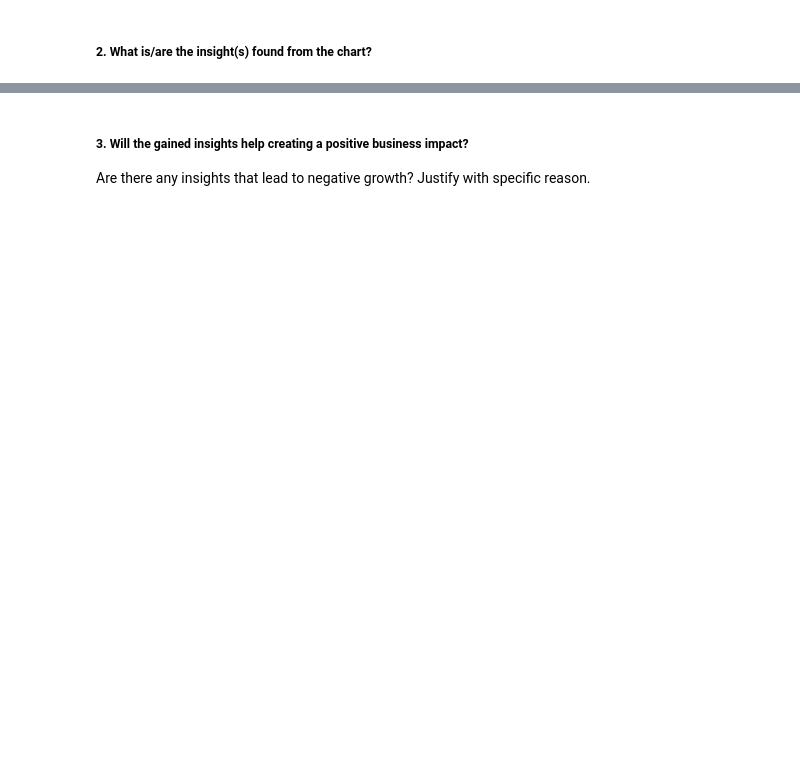
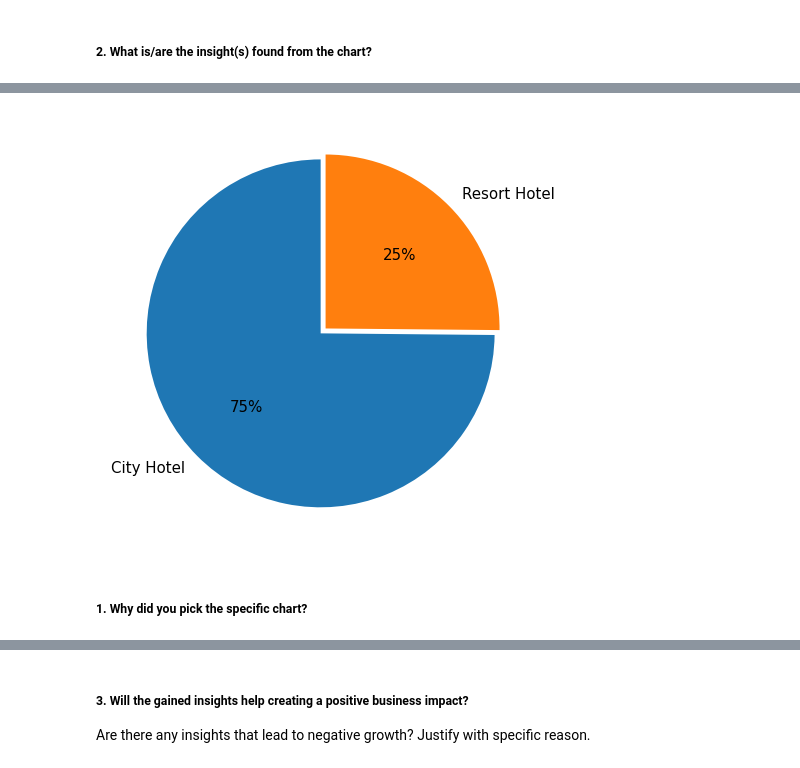
Before and after one commit to ansarshaikh95/EDA-Hotel-booking-analysis, a Jupyter notebook: EDA_Hotel_booking_Analysis.ipynb, the cells around one changed output, grey strips where cells are left out. Drawn from its saved outputs; the diff is of its cells as text; code cells hidden in the pictures; blank space fills up the shorter version.

```diff
--- a/EDA_Hotel_booking_Analysis.ipynb
+++ b/EDA_Hotel_booking_Analysis.ipynb
@@ -493,0 +546,11 @@ Answer Here
+# %%
+cancel_count = df.groupby(["hotel","is_canceled"]).size().reset_index(name="count")
+
+# Select only the rows where is_canceled == 1 (canceled bookings)
+cancel_count = cancel_count[cancel_count['is_canceled']==1]
+
+plt.pie(cancel_count['count'], labels=cancel_count['hotel'], autopct="%.0f%%", startangle=90, textprops={'fontsize':15}, explode=[0,0.04])
+
+plt.show()
+# %% [output]
+[figure, added]
@@ -493,0 +571,2 @@ Answer Here
+# %% [markdown]
+##### 1. Why did you pick the specific chart?
```
Also changed, not shown: parts of 53 cells of this notebook.
